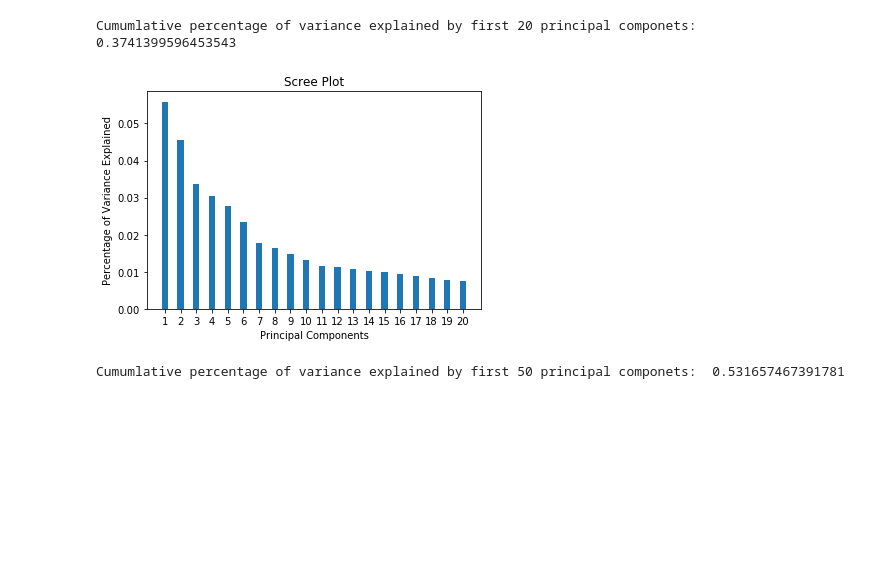
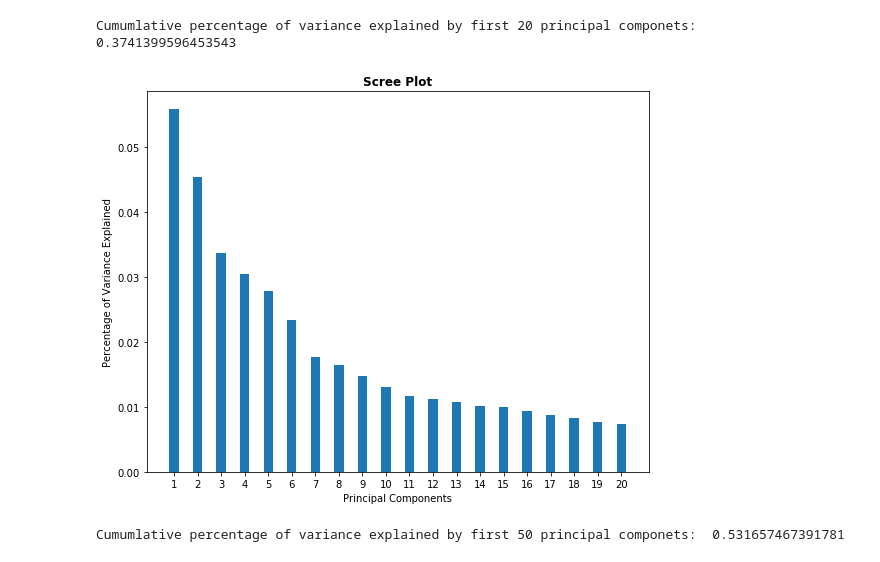
Before and after one commit to mingzhouzhu22/PSTAT135_FinalProject, a Jupyter notebook: DataExploration.ipynb, the cells around one changed output. Drawn from its saved outputs; the diff is of its cells as text; code cells hidden in the pictures; blank space fills up the shorter version.

```diff
--- a/DataExploration.ipynb
+++ b/DataExploration.ipynb
@@ -360,14 +607,14 @@ Cumumlative percentage of variance explained by first 20 principal componets:  0
 # %%
 # plot
 ids = ["1", "2", "3", "4", "5", "6", "7", "8", "9", "10", "11", "12", "13", "14", "15", "16", "17", "18", "19", "20"]
-
+plt.figure(figsize=(9,7))
 plt.bar(ids, var_exp, width=0.4)
 plt.xlabel('Principal Components')
 plt.ylabel('Percentage of Variance Explained')
-plt.title('Scree Plot')
+plt.title('Scree Plot',weight='bold')
 plt.show()
 # %% [output]
-[figure, old version]
+[figure, new version]
 # %%
 # PCA (first 50 PCs)
 pca = PCA(k=50, inputCol="count_vec", outputCol="pcaFeatures")
```
Also changed, not shown: parts of 47 cells of this notebook, 3 other files.
